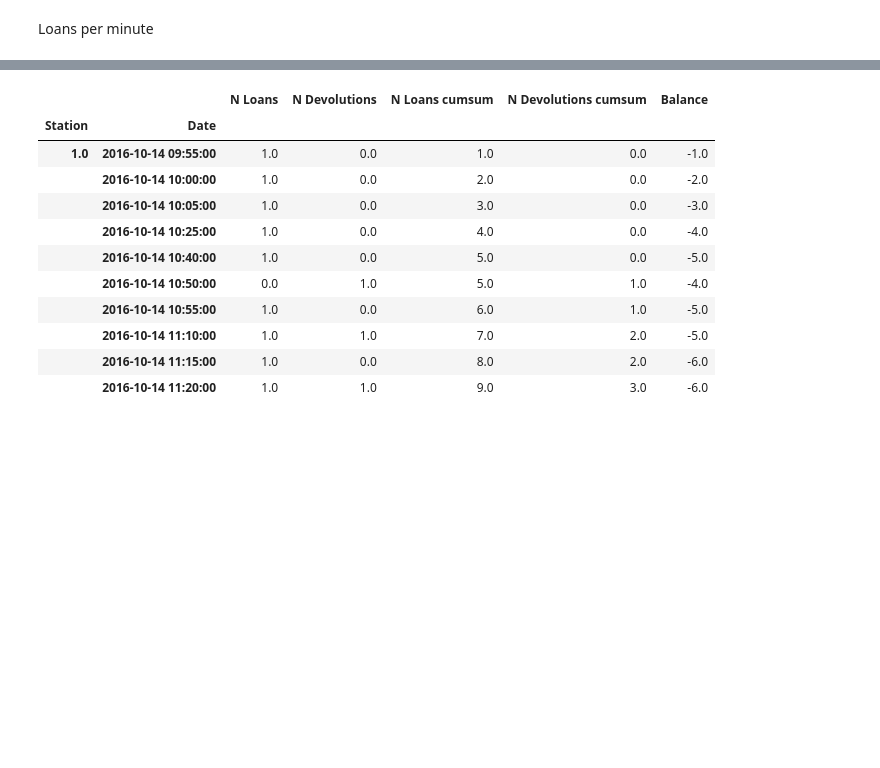
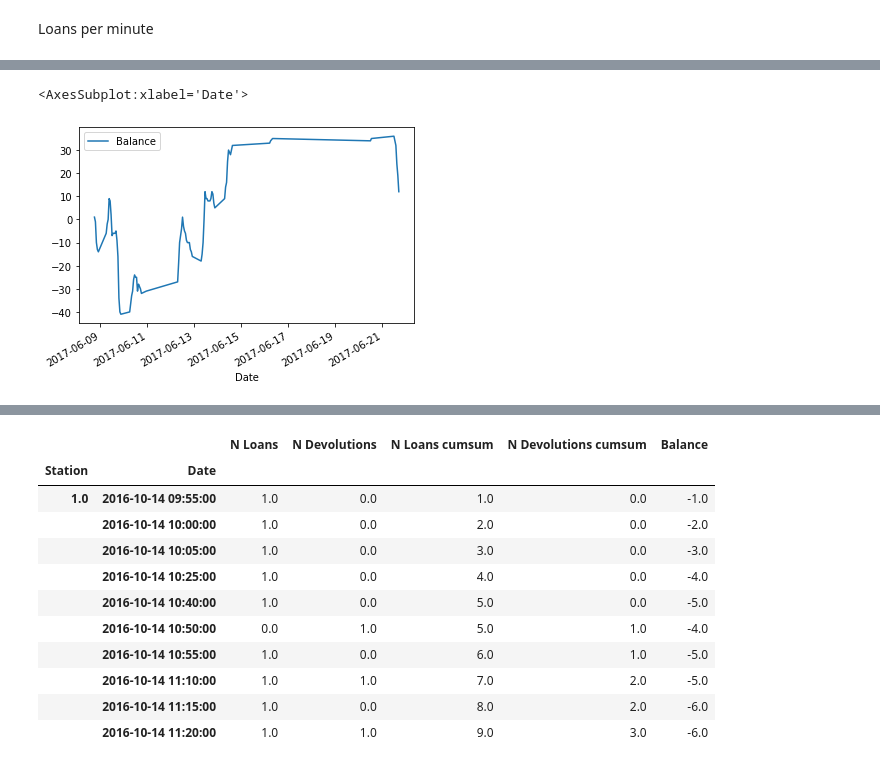
Before and after one commit to anafsa/ChildrenOfJupyter, a Jupyter notebook: Stage-3/EDA-Ana.ipynb, the cells around one changed output, grey strips where cells are left out. Saved outputs shown, nothing was run; the diff lists cells and outputs as text; code cells hidden in the pictures; blank space fills up the shorter version.

```diff
--- a/Stage-3/EDA-Ana.ipynb
+++ b/Stage-3/EDA-Ana.ipynb
@@ -147,0 +165,6 @@ Station Date
+# %%
+balance_st_70 = get_balance_for_station(loans_and_devolutions, 70)
+balance_st_70.plot(x='Date', y='Balance')
+# %% [output]
+<AxesSubplot:xlabel='Date'>
+[figure, added]
```
Also changed, not shown: parts of 7 cells of this notebook.
